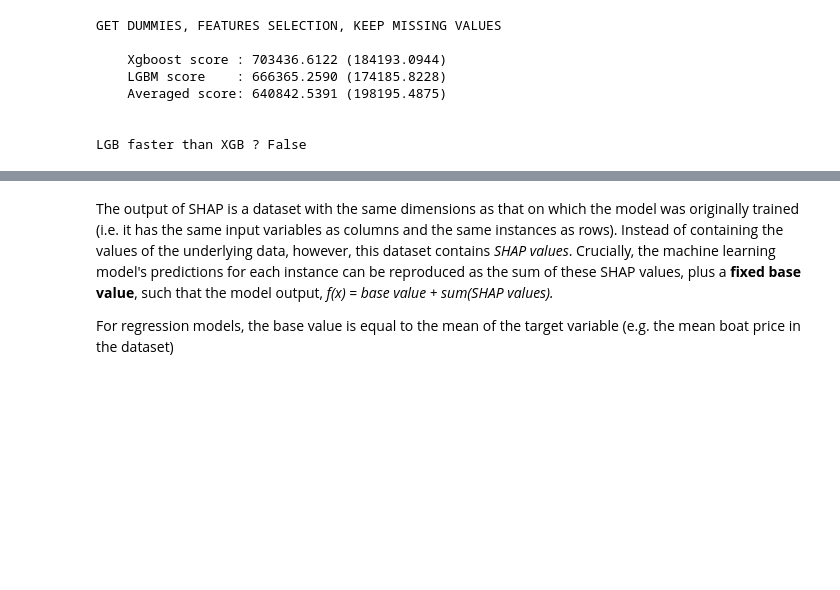
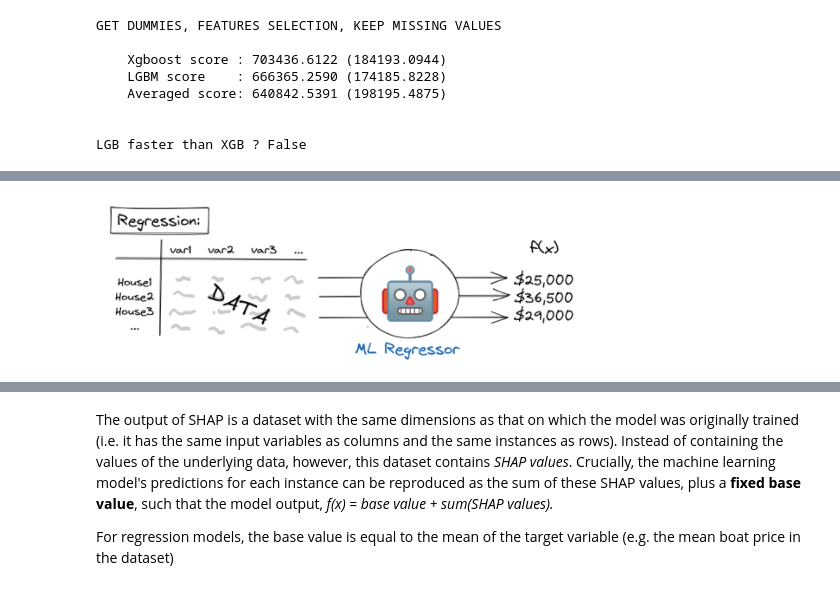
Before and after one commit to lovedatascience1/AcademyPublic, a Jupyter notebook: Boats.ipynb, the cells around one changed output, grey strips where cells are left out. Cells and saved outputs as stored; diff of their text form; code cells hidden in the pictures; blank space fills up the shorter version.

```diff
--- a/Boats.ipynb
+++ b/Boats.ipynb
@@ -2854,0 +2820,4 @@ model - It accepts the model which we trained with train data. It can even accep
+# %%
+Image('Regression_continuous.PNG', width=500)
+# %% [output]
+[figure, added]
```
Also changed, not shown: parts of 51 cells of this notebook.
